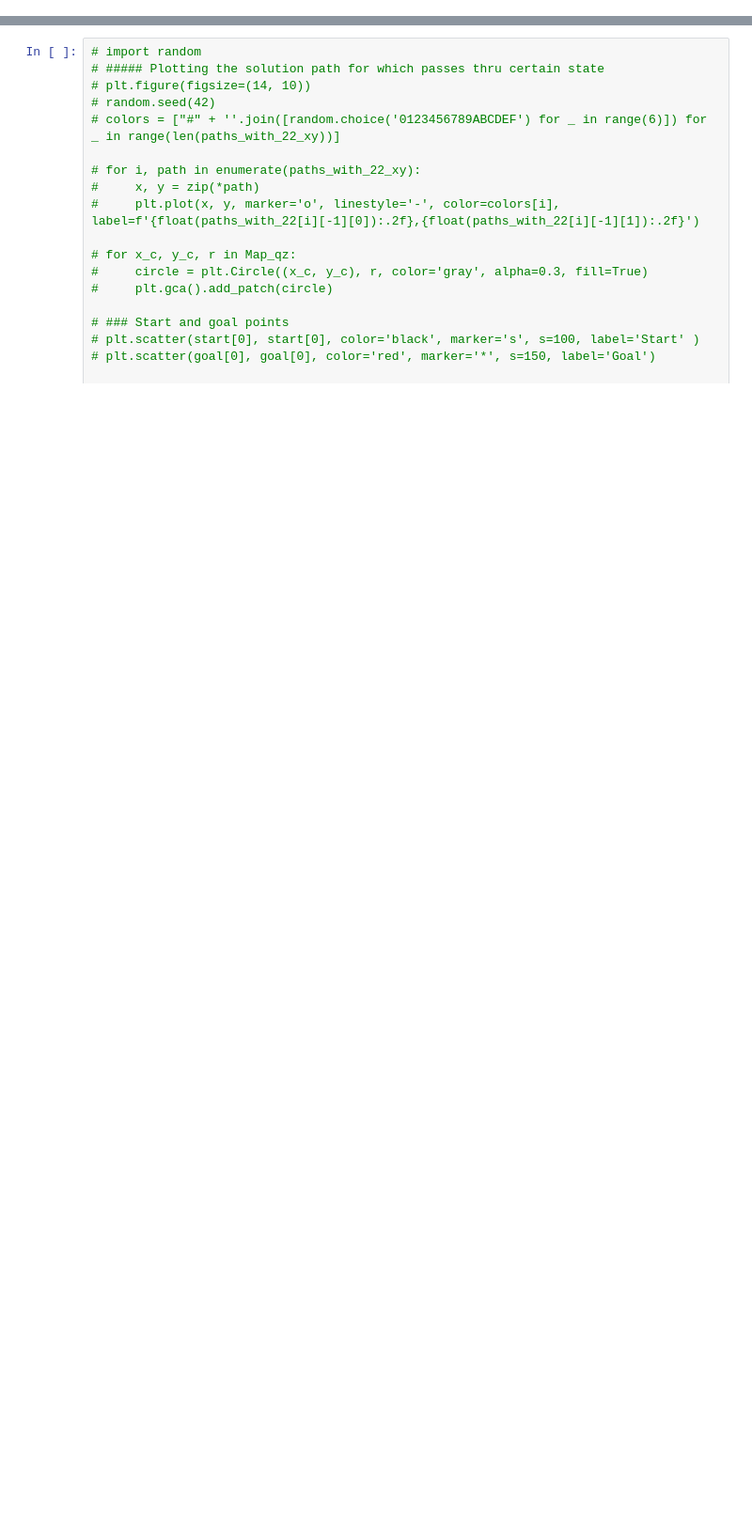
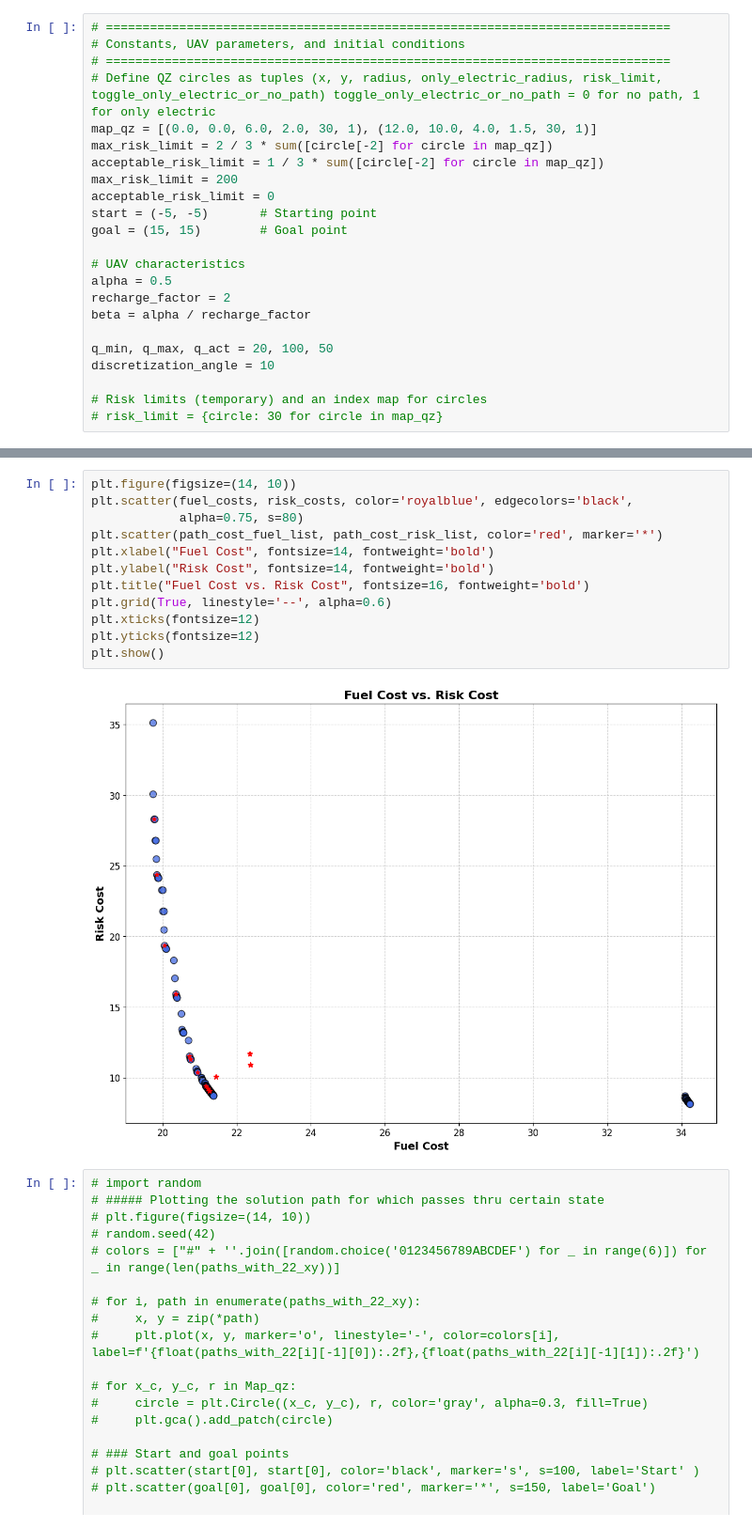
Before and after one commit to Saurabh844848/uncertain_qz, a Jupyter notebook: BOAstar.ipynb, the cells around one changed output, grey strips where cells are left out. Shown: that part at 94% size. Saved outputs shown, nothing was run; the diff lists cells and outputs as text; blank space fills up the shorter version.

```diff
--- a/BOAstar.ipynb
+++ b/BOAstar.ipynb
@@ -606,0 +9,23 @@ Extracted Solution Paths:
+# %%
+# =============================================================================
+# Constants, UAV parameters, and initial conditions
+# =============================================================================
+# Define QZ circles as tuples (x, y, radius, only_electric_radius, risk_limit, toggle_only_electric_or_no_path) toggle_only_electric_or_no_path = 0 for no path, 1 for only electric
+map_qz = [(0.0, 0.0, 6.0, 2.0, 30, 1), (12.0, 10.0, 4.0, 1.5, 30, 1)]
+max_risk_limit = 2 / 3 * sum([circle[-2] for circle in map_qz])
+acceptable_risk_limit = 1 / 3 * sum([circle[-2] for circle in map_qz])
+max_risk_limit = 200
+acceptable_risk_limit = 0
+start = (-5, -5)       # Starting point
+goal = (15, 15)        # Goal point
+
+# UAV characteristics
+alpha = 0.5
+recharge_factor = 2
+beta = alpha / recharge_factor
+
+q_min, q_max, q_act = 20, 100, 50
+discretization_angle = 10
+
+# Risk limits (temporary) and an index map for circles
+# risk_limit = {circle: 30 for circle in map_qz}
@@ -607,3 +156,17 @@ Extracted Solution Paths:
+# %%
+plt.figure(figsize=(14, 10))
+plt.scatter(fuel_costs, risk_costs, color='royalblue', edgecolors='black',
+            alpha=0.75, s=80)
+plt.scatter(path_cost_fuel_list, path_cost_risk_list, color='red', marker='*')
+plt.xlabel("Fuel Cost", fontsize=14, fontweight='bold')
+plt.ylabel("Risk Cost", fontsize=14, fontweight='bold')
+plt.title("Fuel Cost vs. Risk Cost", fontsize=16, fontweight='bold')
+plt.grid(True, linestyle='--', alpha=0.6)
+plt.xticks(fontsize=12)
+plt.yticks(fontsize=12)
+plt.show()
+# %% [output]
+[figure, added]
 # %%
 # import random
 # ##### Plotting the solution path for which passes thru certain state
```
Also changed, not shown: parts of 8 cells of this notebook, 7 other files.
